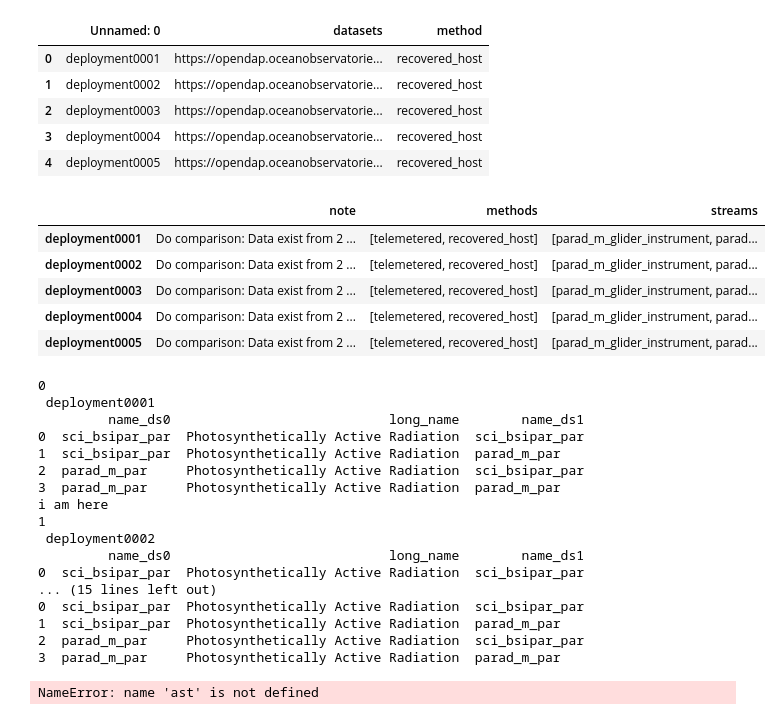
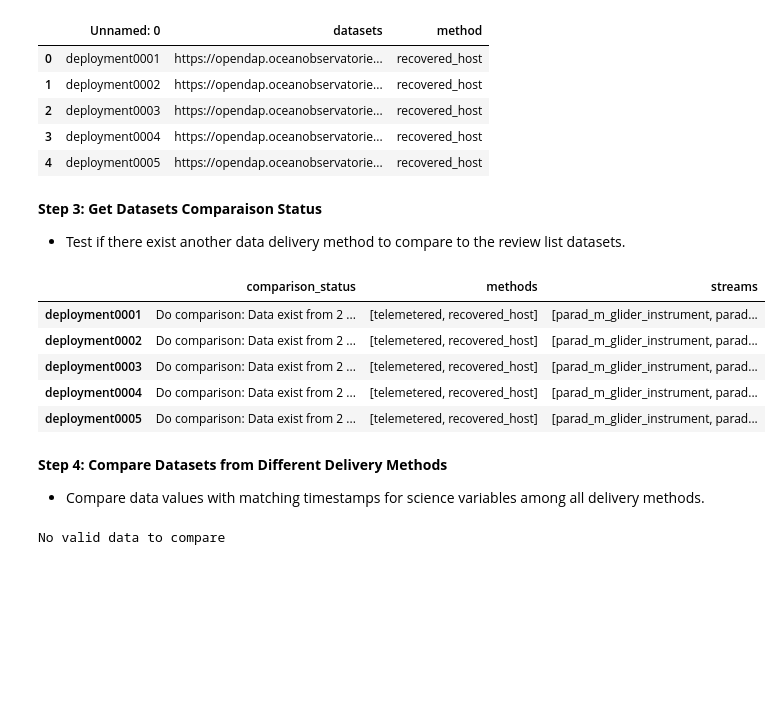
Before and after one commit to leilabbb/8thEGOMeeting-notebooks, a Jupyter notebook: 6.0_data_comparison_test.ipynb, the cells around one changed output. Saved outputs shown, nothing was run; the diff lists cells and outputs as text; code cells hidden in the pictures; blank space fills up the shorter version.

```diff
--- a/6.0_data_comparison_test.ipynb
+++ b/6.0_data_comparison_test.ipynb
@@ -31,70 +40,52 @@ reviewfiles
 | 2 | deployment0003 | https://opendap.oceanobservatorie... | recovered_host |
 | 3 | deployment0004 | https://opendap.oceanobservatorie... | recovered_host |
 | 4 | deployment0005 | https://opendap.oceanobservatorie... | recovered_host |
+# %% [markdown]
+**Step 3: Get Datasets Comparaison Status**
+- Test if there exist another data delivery method to compare to the review list datasets.
 # %%
 deploy_list = pd.unique(datafiles['Unnamed: 0'])
 # %%
 d_info = pd.DataFrame()
 d_dia = pd.DataFrame()
 for item in deploy_list:
     datalist = datafiles['datasets'][datafiles['Unnamed: 0'] == item]
     method = datafiles['method'][datafiles['Unnamed: 0'] == item]
 
     if len(datalist) == 1:
-        note = 'No comparison: Data exist from only 1 delivery method.'
+        comparison_status = 'No comparison: Data exist from only 1 delivery method.'
     elif len(datalist) > 1 & len(datalist) <= 3:
-        note = 'Do comparison: Data exist from 2 different delivery methods.'
+        comparison_status = 'Do comparison: Data exist from 2 different delivery methods.'
     else:
-        note = 'No comparison: Data exist for more than 3 delivery methods. Please provide fewer datasets for analysis.'
+        comparison_status = 'No comparison: Data exist for more than 3 delivery methods. Please provide fewer datasets for analysis.'
 
     umethods = [u.split('/')[-1].split('-')[4] for u in datalist]
     ustreams = [u.split('/')[-2].split('-')[-1] for u in datalist]
 
-#     # check stream names
-#     omit_word = ['_dcl', '_imodem', '_conc']
-#     ss_new = []
-
-#     for s in ustreams:
-#         wordi = []
-#         for word in omit_word:
-#             if word in s:
-#                 wordi.append(word)
-#                 break
-
-#         if wordi:
-#             fix = s.split(wordi[0])
-#             if len(fix) == 2:
-#                 ss_new.append(fix[0] + fix[1].split('_recovered')[0])
-#         elif '_recovered' in s:
-#             ss_new.append(s.split('_recovered')[0])
-
-#         else:
-#             ss_new.append(s)
-
-    d0 = pd.DataFrame({'note': [note],
+    d0 = pd.DataFrame({'comparison_status': [comparison_status],
                        'methods': [umethods],
                        'streams':[ustreams],
                        'datasets': [datalist.values]
                       }, index=[item])
     d_info = d_info.append(d0)
 
 #     d_dia = d_dia.append(d0['note']) #, index=[d0.index.values]
 pd.set_option('display.max_colwidth', -1)
-d_info[['note', 'methods', 'streams']]
+d_info[['comparison_status', 'methods', 'streams']]
 # %% [output]
-|  | note | methods | streams |
+|  | comparison_status | methods | streams |
 | deployment0001 | Do comparison: Data exist from 2 ... | [telemetered, recovered_host] | [parad_m_glider_instrument, parad... |
 | deployment0002 | Do comparison: Data exist from 2 ... | [telemetered, recovered_host] | [parad_m_glider_instrument, parad... |
 | deployment0003 | Do comparison: Data exist from 2 ... | [telemetered, recovered_host] | [parad_m_glider_instrument, parad... |
 | deployment0004 | Do comparison: Data exist from 2 ... | [telemetered, recovered_host] | [parad_m_glider_instrument, parad... |
 | deployment0005 | Do comparison: Data exist from 2 ... | [telemetered, recovered_host] | [parad_m_glider_instrument, parad... |
+# %% [markdown]
+**Step 4: Compare Datasets from Different Delivery Methods**
+- Compare data values with matching timestamps for science variables among all delivery methods.
 # %%
-df = pd.DataFrame()
 df_sum =  pd.DataFrame()
 for ii in range(len(d_info)):
     index_i = d_info.index.values[ii]
-    print(ii, '\n',index_i)
-
     if len(d_info['methods'].values[ii]) == 2:
         ds0 = xr.open_dataset(d_info['datasets'].values[ii][0])
         ds0 = ds0.swap_dims({'obs': 'time'})
@@ -120,36 +111,22 @@ for ii in range(len(d_info)):
         ds1names.rename(columns={'name': 'name_ds1'}, inplace=True)
 
         mapping = pd.merge(ds0names, ds1names, on='long_name', how='inner')
-        print(mapping)
-        df, missing_data_list, diff_gzero_list, var_list = cf.compare_datasets(df, mapping, preferred_method, index_i,ds0, ds0_method, ds1, ds1_method)
+
+        df, missing_data_list, diff_gzero_list, var_list = cf.compare_datasets(df,
+                                                        mapping, preferred_method,
+                                              index_i, ds0, ds0_method, ds1, ds1_method)
     else:
         print(d_info['note'].values[ii])
 
     fd_test = cf.found_data_in_another_stream(missing_data_list)
-    print('i am here')
-    comparison_details = cf.found_data_in_another_stream_diff(fd_test, diff_gzero_list, var_list)
+
+    comparison_details = cf.found_data_in_another_stream_diff(fd_test,
+                                                              diff_gzero_list, var_list)
 
     df_sum0 = pd.DataFrame({'data_comparison': [fd_test],
                             'comparison_details': [comparison_details]}
                            , index= [d_info.index.values[ii]])
     df_sum = df_sum.append(df_sum0)
 # %% [output]
-0
- deployment0001
-         name_ds0                            long_name        name_ds1
-0  sci_bsipar_par  Photosynthetically Active Radiation  sci_bsipar_par
-1  sci_bsipar_par  Photosynthetically Active Radiation  parad_m_par
-2  parad_m_par     Photosynthetically Active Radiation  sci_bsipar_par
-3  parad_m_par     Photosynthetically Active Radiation  parad_m_par
-i am here
-1
- deployment0002
-         name_ds0                            long_name        name_ds1
-0  sci_bsipar_par  Photosynthetically Active Radiation  sci_bsipar_par
-... (15 lines left out)
-0  sci_bsipar_par  Photosynthetically Active Radiation  sci_bsipar_par
-1  sci_bsipar_par  Photosynthetically Active Radiation  parad_m_par
-2  parad_m_par     Photosynthetically Active Radiation  sci_bsipar_par
-3  parad_m_par     Photosynthetically Active Radiation  parad_m_par
+No valid data to compare
-NameError: name 'ast' is not defined
 # %%
```
Also changed, not shown: parts of 6 cells of this notebook, 2 other files.
